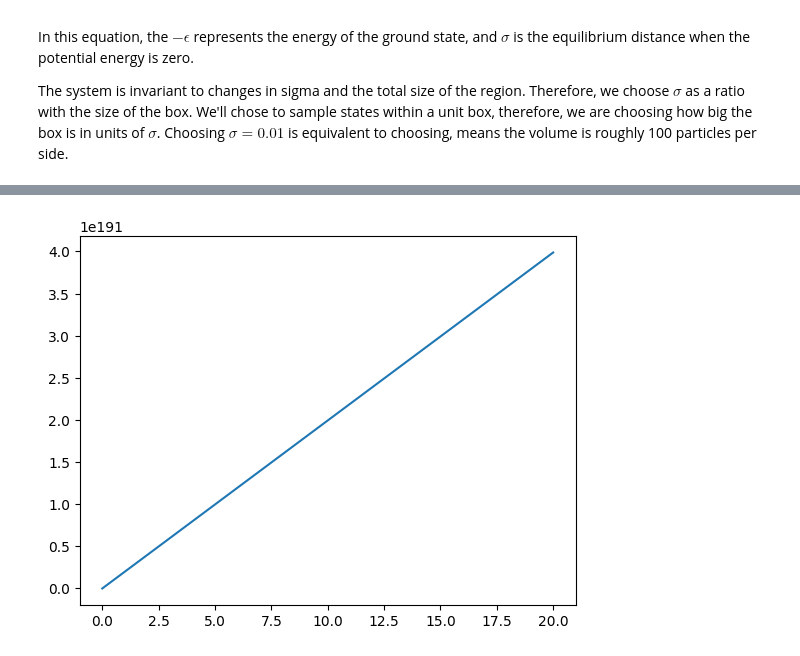
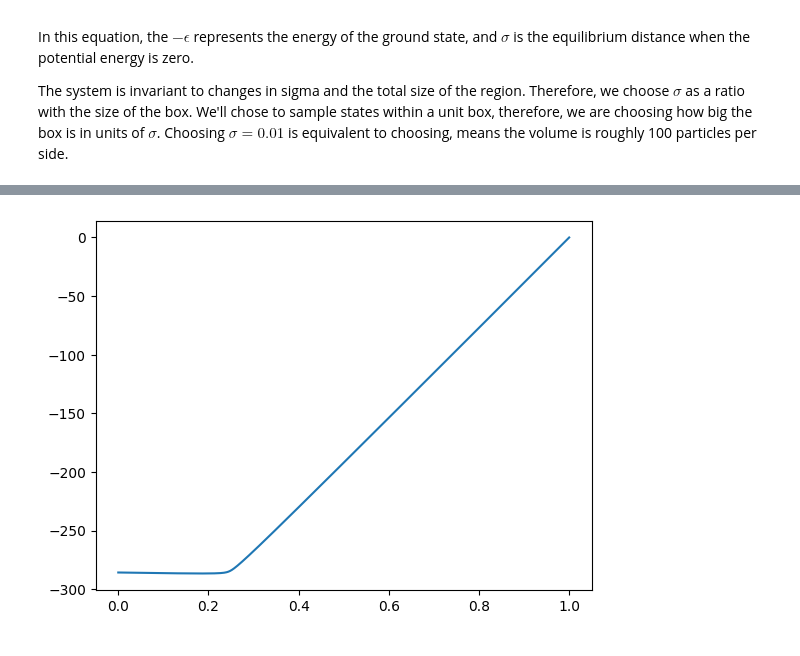
Before and after one commit to Joshuaalbert/jaxns, a Jupyter notebook: docs/examples/Lennard_Jones_potential.ipynb, the cells around one changed output, grey strips where cells are left out. Saved outputs shown, nothing was run; the diff lists cells and outputs as text; code cells hidden in the pictures.

```diff
--- a/docs/examples/Lennard_Jones_potential.ipynb
+++ b/docs/examples/Lennard_Jones_potential.ipynb
@@ -73,7 +68,7 @@ def log_likelihood(x):
     r12 = r6 * r6
     negE = r12 ** (-1) - r6 ** (-1)
 
-    return negE.sum().value
+    return negE.sum().log_abs_val
 
 
 def prior_model():
@@ -96,9 +91,10 @@ from jaxns import DefaultNestedSampler
 # Create the nested sampler class. In this case without any tuning.
 ns = DefaultNestedSampler(
     model=model,
-    max_samples=1e7,
-    difficult_model=True,
-    parameter_estimation=True
+    max_samples=1e6,
+    s=model.U_ndims*1,
+    k=0,
+    c=model.U_ndims*20
 )
 
 ns_compiled = jax.jit(ns).lower(jax.random.PRNGKey(42)).compile()
@@ -146,25 +141,25 @@ WARNING[2023-12-11 13:46:54,562]: No artists with labels found to put in legend.
 # %%
 from jax import jit
 
 
 @jit
 def compute_partition(beta):
-    # return jnp.sum(results.log_dp_mean * jnp.exp(beta * results.log_L_samples))
-    dp_mean = LogSpace(results.log_dp_mean)
+    # int dp(x) exp(beta E(x))
+    dp = LogSpace(results.log_dp_mean)/LogSpace(results.log_L_samples)
     exp_beta_negE = LogSpace(beta * results.log_L_samples)
-    return (dp_mean * exp_beta_negE).sum().log_abs_val
+    return (dp * exp_beta_negE).sum().log_abs_val
 
 
 x = []
 y = []
-for beta in jnp.linspace(0, 20, 2000):
+for beta in jnp.linspace(0, 1, 2000):
     Z_beta = compute_partition(beta)
     x.append(beta)
     y.append(Z_beta)
 
 import pylab as plt
 
 plt.plot(x, y)
 plt.show()
 # %% [output]
-[figure, old version]
+[figure, new version]
```
Also changed, not shown: parts of 4 cells of this notebook, 16 other files.
